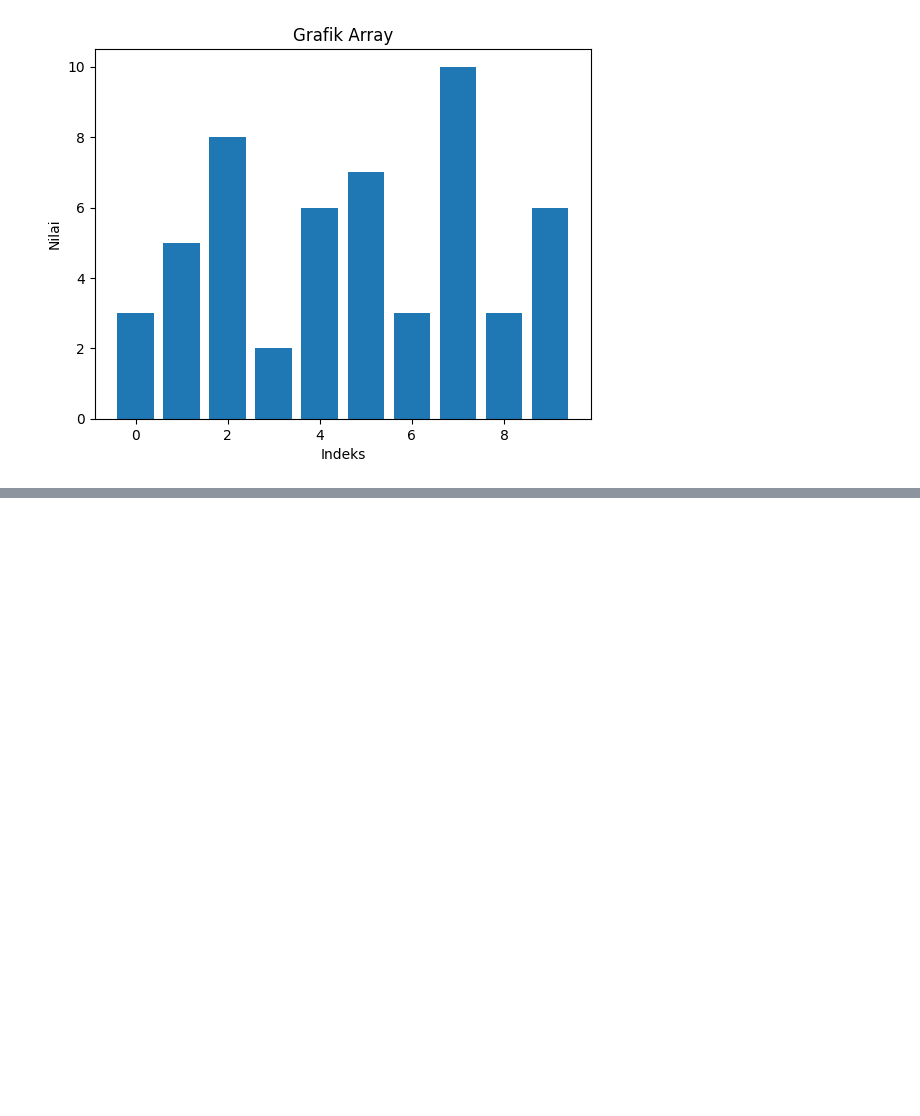
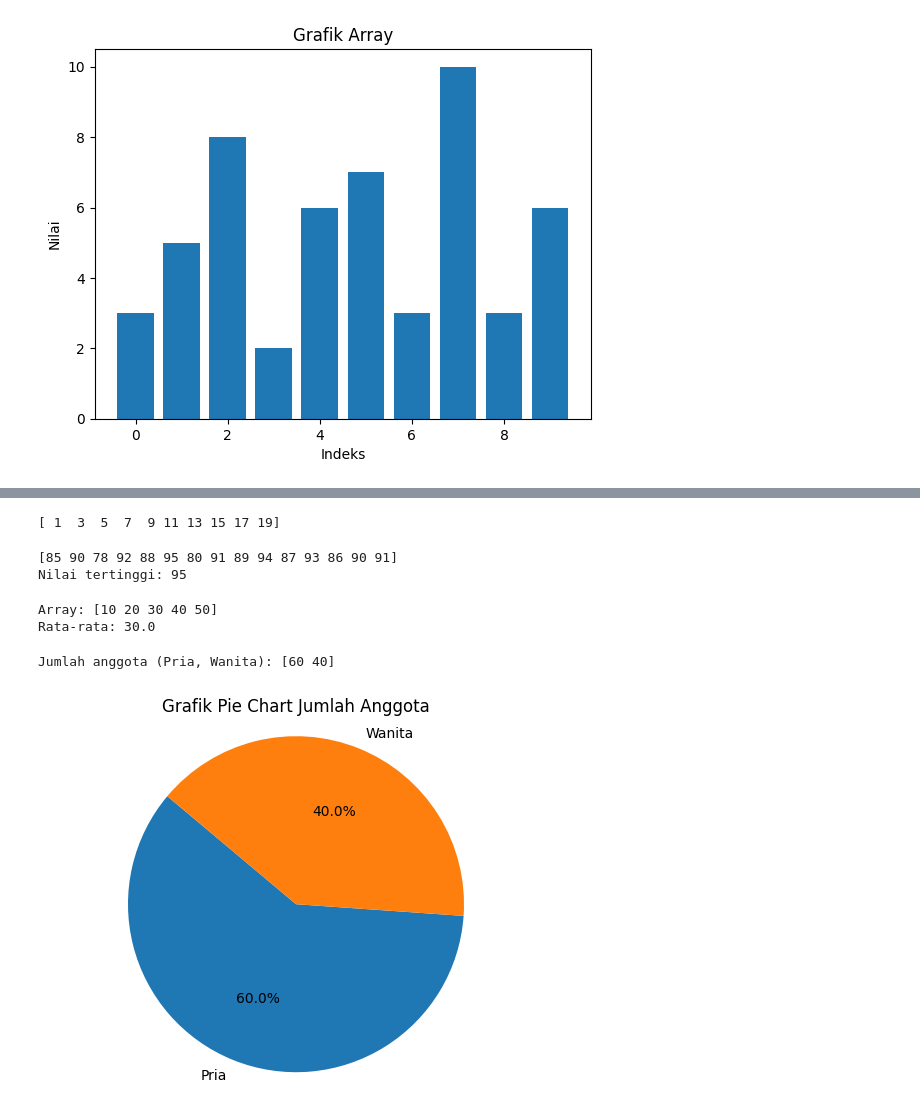
Before and after one commit to gusmanwijaya-create/ib, a Jupyter notebook: tugas_2.ipynb, the cells around one changed output, grey strips where cells are left out. Saved outputs shown, nothing was run; the diff lists cells and outputs as text; code cells hidden in the pictures; blank space fills up the shorter version.

```diff
--- a/tugas_2.ipynb
+++ b/tugas_2.ipynb
@@ -42,0 +52,38 @@ plt.show()
+# %%
+# Membuat array bilangan ganjil pertama
+bilganjil = np.array([1, 3, 5, 7, 9, 11, 13, 15, 17, 19])
+print(bilganjil)
+# %% [output]
+[ 1  3  5  7  9 11 13 15 17 19]
+# %%
+# Menghitung nilai tertinggi
+nilai_tertinggi = np.max(nilai_mahasiswa)
+print(nilai_mahasiswa)
+print("Nilai tertinggi:", nilai_tertinggi)
+# %% [output]
+[85 90 78 92 88 95 80 91 89 94 87 93 86 90 91]
+Nilai tertinggi: 95
+# %%
+# Menghitung rata-rata
+rata_rata = np.mean(angka)
+print("Array:", angka)
+print("Rata-rata:", rata_rata)
+# %% [output]
+Array: [10 20 30 40 50]
+Rata-rata: 30.0
+# %%
+# Membuat array jumlah anggota pria dan wanita
+jumlah_anggota = np.array([60, 40])
+print("Jumlah anggota (Pria, Wanita):", jumlah_anggota)
+# %% [output]
+Jumlah anggota (Pria, Wanita): [60 40]
+# %%
+import matplotlib.pyplot as plt
+labels = ['Pria', 'Wanita']
+sizes = jumlah_anggota
+plt.pie(sizes, labels=labels, autopct='%1.1f%%', startangle=140)
+plt.title("Grafik Pie Chart Jumlah Anggota")
+plt.axis('equal')  # Membuat grafik menjadi lingkaran
+plt.show()
+# %% [output]
+[figure, added]
```
Also changed, not shown: parts of 2 cells of this notebook.
